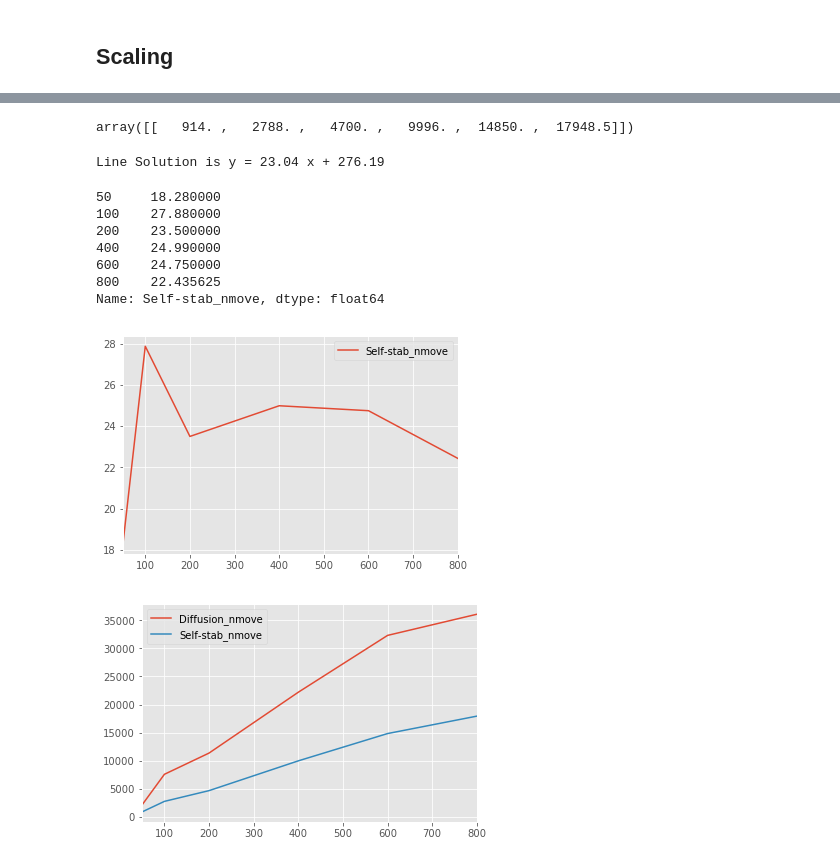
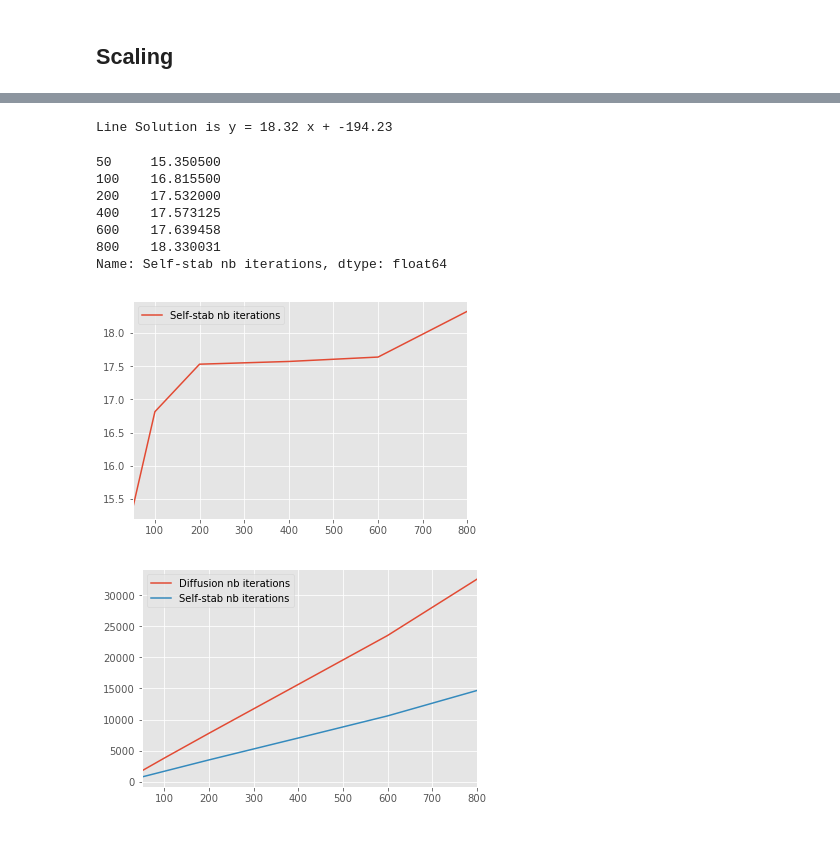
Before and after one commit to lmatthieu/distributed-average-consensus, a Jupyter notebook: notebook/experiments.ipynb, the cells around one changed output, grey strips where cells are left out. Drawn from its saved outputs; the diff is of its cells as text; code cells hidden in the pictures.

```diff
--- a/notebook/experiments.ipynb
+++ b/notebook/experiments.ipynb
@@ -117,7 +187,7 @@ def get_metrics_line(dist, df):
     df["Degree"] = deg
     return df
 # %%
-nnode=100
-synth = get_metrics_line(nnode, plot_experiment("nnodes_%d-distance_42" %nnode))
+nnode=50
+synth = get_metrics_line(nnode, plot_experiment_agg("nnodes_%d-distance_42" %nnode))
 # %% [output]
 [('\\multicolumn{3}{c}{}', 'Time'), ('\\multicolumn{3}{c}{}', 'Algorithm'), ('\\multicolumn{3}{c}{}', 'Degree'), ('Diffusion', 'nmsg'), ('Diffusion', 'delta'), ('Diffusion', 'energy'), ('Diffusion', ' ...
@@ -151,6 +206,6 @@ Name: Self-stab_nmove, dtype: float64
 # %%
 xplist = []
 for nnode in [50, 100, 200, 400, 600, 800]:
-    xplist.append(get_metrics_line(nnode, plot_experiment("nnodes_%d-distance_10" %nnode)))
+    xplist.append(get_metrics_line(nnode, plot_experiment_agg("nnodes_%d-distance_300-xpid_17" %nnode)))
 # %% [output]
 [('\\multicolumn{3}{c}{}', 'Time'), ('\\multicolumn{3}{c}{}', 'Algorithm'), ('\\multicolumn{3}{c}{}', 'Degree'), ('Diffusion', 'nmsg'), ('Diffusion', 'delta'), ('Diffusion', 'energy'), ('Diffusion', ' ...
@@ -185,7 +217,16 @@ sim_step
 # %% [markdown]
 ## Scaling
+# %%
+plt.style.use('ggplot')
 # %%
 synth = pd.concat(xplist)
+# %%
+synth = synth.rename(columns={"Diffusion_nmove": "Diffusion nb iterations",
+                              "Self-stab_nmove": "Self-stab nb iterations",
+                              "Diffusion_nmsg": "Diffusion nb messages",
+                              "Self-stab_nmsg": "Self-stab nb messages",
+                              "Diffusion_energy": "Diffusion energy",
+                              "Self-stab_energy": "Self-stab energy",})
 # %%
 synth
 # %% [output]
@@ -199,40 +240,38 @@ synth
 # %%
-synth["Self-stab_nmove"].values.reshape(1, 6)
+#synth["Self-stab_nmove"].values.reshape(1, 6)
-# %% [output]
-array([[   914. ,   2788. ,   4700. ,   9996. ,  14850. ,  17948.5]])
 # %%
 from numpy import ones,vstack
 from numpy.linalg import lstsq
 
-points = [(x, y) for x, y in zip(synth.index.values, synth["Self-stab_nmove"].values)]
+points = [(x, y) for x, y in zip(synth.index.values, synth["Self-stab nb iterations"].values)]
 x_coords, y_coords = zip(*points)
 A = vstack([x_coords,ones(len(x_coords))]).T
 m, c = lstsq(A, y_coords)[0]
 
 print "Line Solution is y = %.2lf x + %.2lf" %(m,c)
 # %% [output]
-Line Solution is y = 23.04 x + 276.19
+Line Solution is y = 18.32 x + -194.23
 # %%
-synth["Self-stab_nmove"] / avg_move.index.values
+synth["Self-stab nb iterations"] / synth.index.values
 # %% [output]
-50     18.280000
-100    27.880000
-200    23.500000
-400    24.990000
-600    24.750000
-800    22.435625
-Name: Self-stab_nmove, dtype: float64
+50     15.350500
+100    16.815500
+200    17.532000
+400    17.573125
+600    17.639458
+800    18.330031
+Name: Self-stab nb iterations, dtype: float64
 # %%
-avg_move = synth[["Diffusion_nmove", "Self-stab_nmove"]].copy()
-avg_move["Diffusion_nmove"] /= avg_move.index.values
-avg_move["Self-stab_nmove"] /= avg_move.index.values
+avg_move = synth[["Diffusion nb iterations", "Self-stab nb iterations"]].copy()
+avg_move["Diffusion nb iterations"] /= avg_move.index.values
+avg_move["Self-stab nb iterations"] /= avg_move.index.values
 
-avg_move[["Self-stab_nmove"]].plot()
-plt.savefig('outputs/images/avg_nmove.png')
+avg_move[["Self-stab nb iterations"]].plot()
+plt.savefig('results/images/v2_avg_nmove.png')
 # %% [output]
-[figure, old version]
+[figure, new version]
 # %%
-synth[["Diffusion_nmove", "Self-stab_nmove"]].plot()
+synth[["Diffusion nb iterations", "Self-stab nb iterations"]].plot()
 plt.savefig('results/images/v2_nmove.png')
 # %% [output]
-[figure, old version]
+[figure, new version]
```
Also changed, not shown: parts of 20 cells of this notebook, 2 other files.
